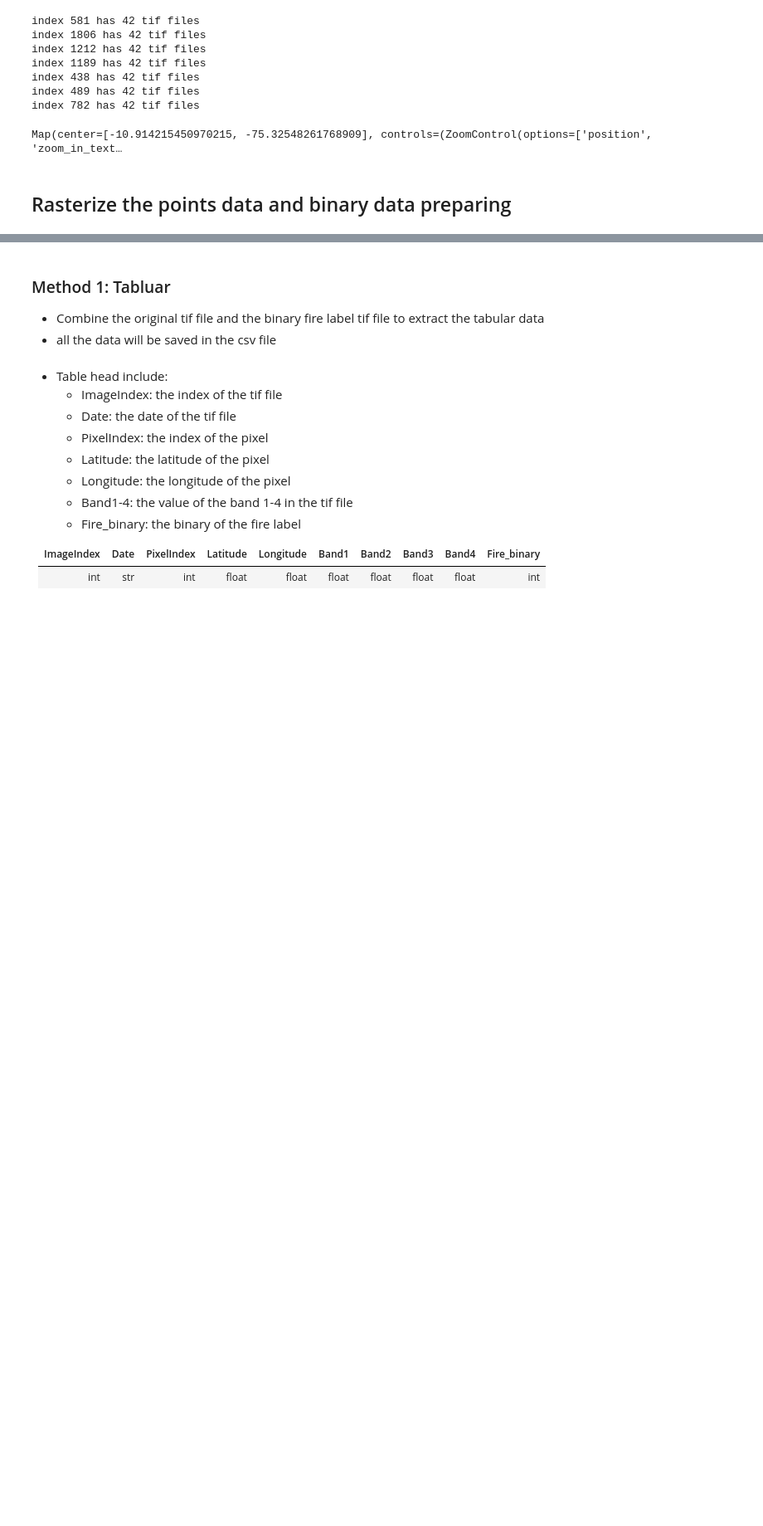
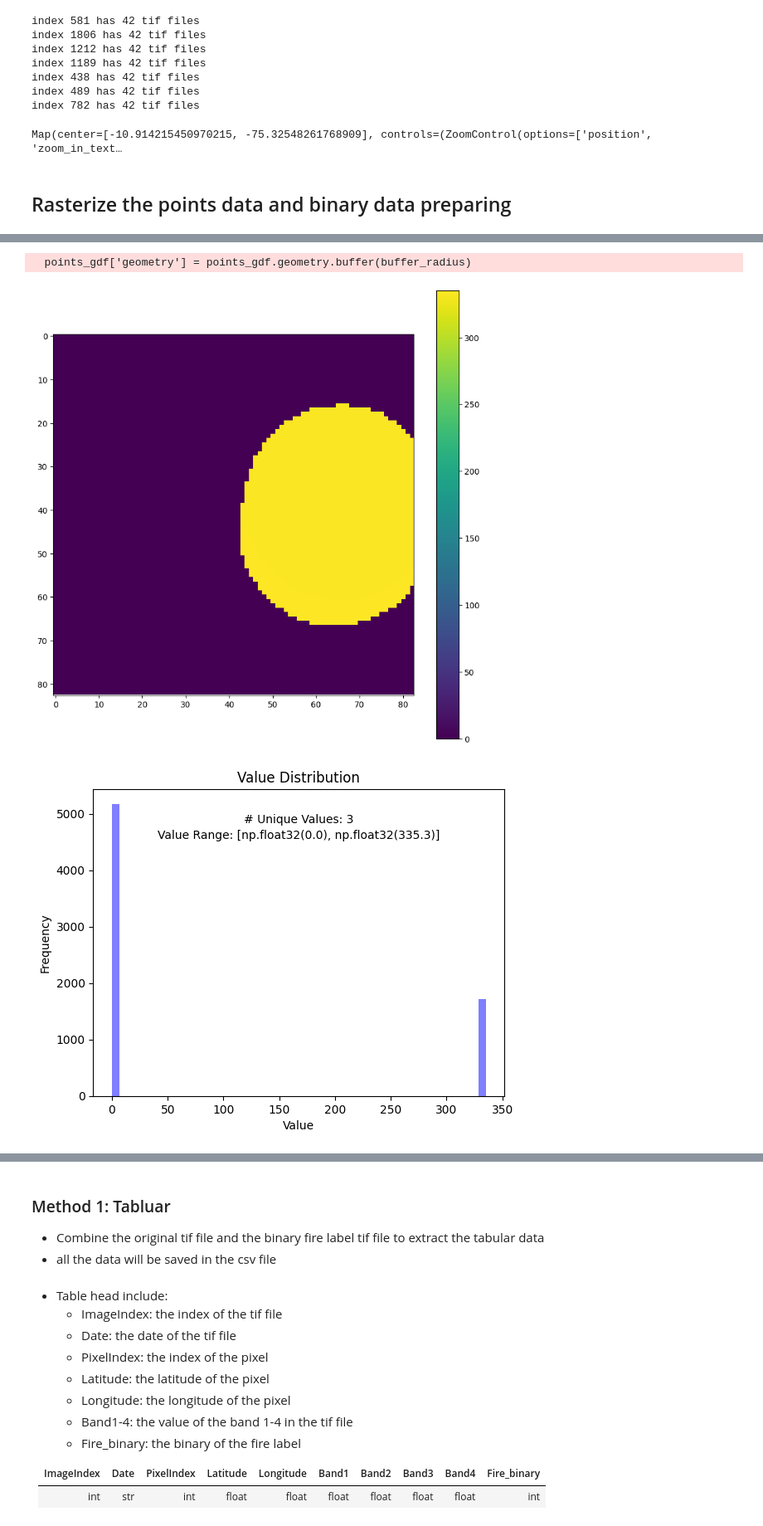
Before and after one commit to wayne-xyz/GoogleEarthEngineTask, a Jupyter notebook: Tif_Trainning/Tif_training.ipynb, the cells around one changed output, grey strips where cells are left out. Shown at 83% size. Saved outputs shown, nothing was run; the diff lists cells and outputs as text; code cells hidden in the pictures; blank space fills up the shorter version.

Commit message:
add brightness value to raster

```diff
--- a/Tif_Trainning/Tif_training.ipynb
+++ b/Tif_Trainning/Tif_training.ipynb
@@ -20,6 +20,6 @@ tif_folder_path='tif'
 tif_label_folder_path='tif_label'
 
 #  clip the original points data to reduce total amount only 100 meter buffer of the dumpsite shapefile
-J1V_shapefile_path='nasa_data/fire_nrt_J1VC2_536460_clip.shp'
-
+J1V_shapefile_path='nasa_data/J1V_Clip/fire_nrt_J1VC2_536460_clip.shp'
+J1V_shapefile_path_original='nasa_data/J1V/fire_nrt_J1V-C2_536460.shp'
 Target_DP_shapefile_path='Target_DP_shape/c1212_ADRSM_T.shp'
@@ -349,3 +581,16 @@ def save_layer_as_tif(binary_layer,meta,file_name):
     with rasterio.open(file_path, 'w', **meta) as dst:
         dst.write(binary_layer, 1)
         print(f'The binary layer is saved to {file_path}')
+# %%
+# Try exmaple of convert firepoints to raster data with value attribute
+example_tif_file_name='438-2021-05-nicfi.tif'
+
+
+
+fire_layer,meta=create_fire_value_raster(f"{tif_folder_path}/{example_tif_file_name}",J1V_shapefile_path_original,'BRIGHTNESS',verbose=True)
+show_noneBinary_layer(fire_layer)
+# print the meta data
+show_value_distribution_noneBinary(fire_layer,meta)
+# layer_name=f"{example_tif_file_name.split('.')[0]}-l2.tif"
+# save_layer_as_tif(fire_layer,meta,layer_name)
+# %% [output]
@@ -352 +614,4 @@ def save_layer_as_tif(binary_layer,meta,file_name):
+  points_gdf['geometry'] = points_gdf.geometry.buffer(buffer_radius)
+[figure, added]
+[figure, added]
 # %%
```
Also changed, not shown: parts of 13 cells of this notebook.
